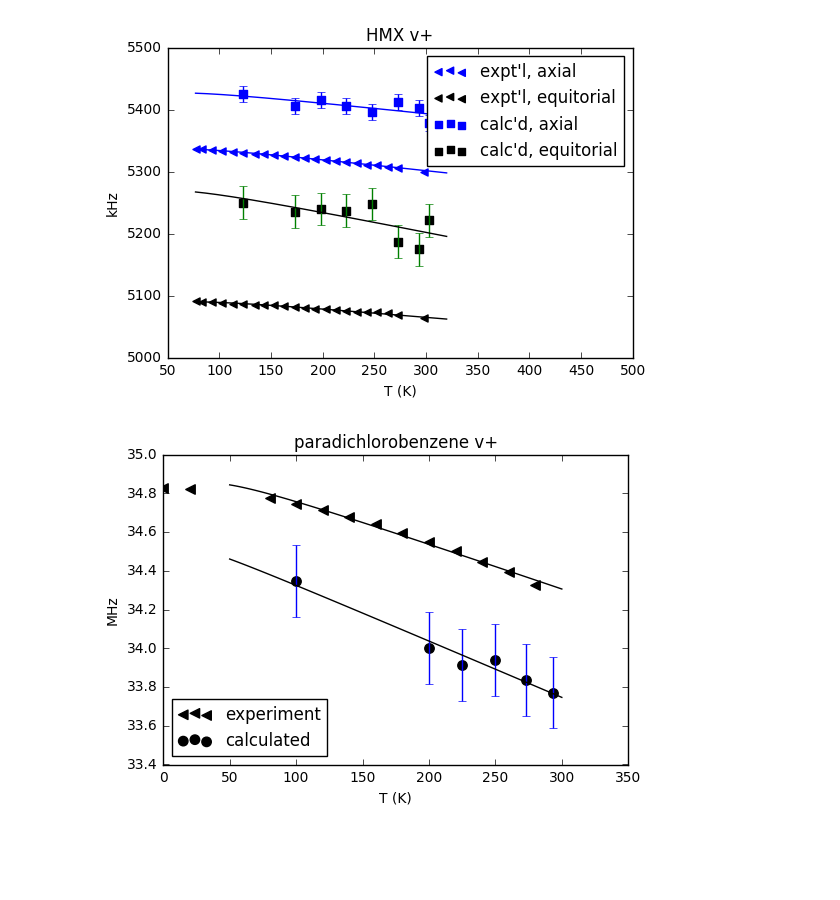
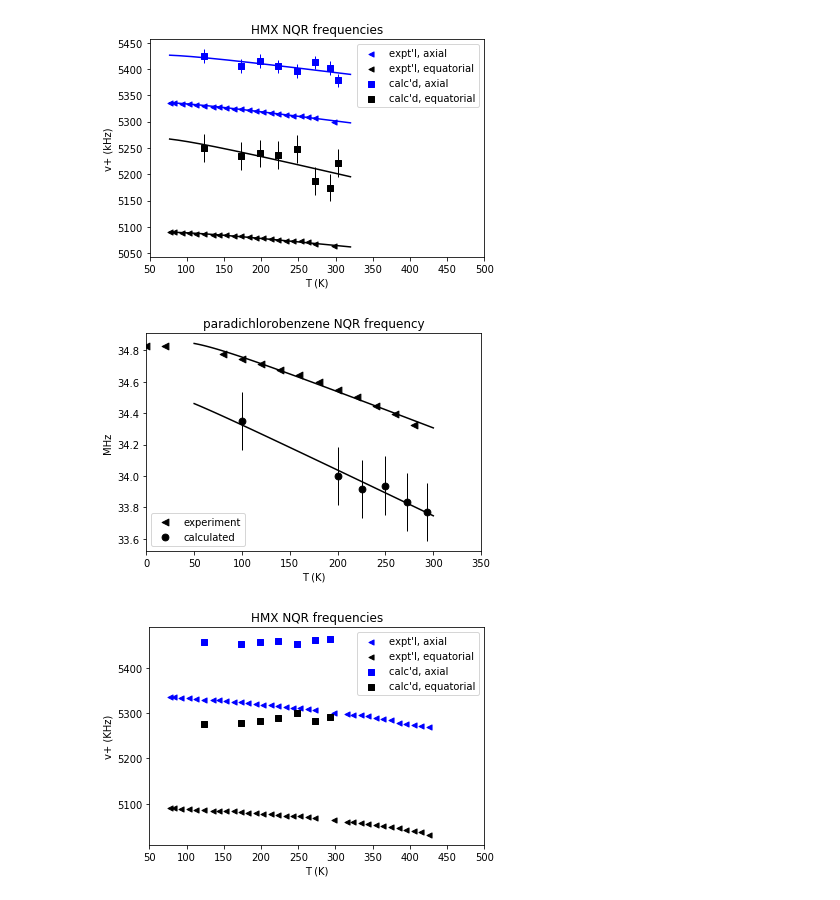
Before and after one commit to Altoidnerd/python-pwscf, a Jupyter notebook: data_analysis/apsplots.ipynb, the cells around one changed output. Cells and saved outputs as stored; diff of their text form; code cells hidden in the pictures; blank space fills up the shorter version.

```diff
--- a/data_analysis/apsplots.ipynb
+++ b/data_analysis/apsplots.ipynb
@@ -55,38 +55,38 @@ def fitCalcEquit(T):
   return fitF(5306.01, -0.33600, -1013.63, T)
 
 dom = np.linspace(77,320,150)
 expr_fit_ax = [ fitExpAxial(item)  for item in dom ]
 calc_fit_ax = [ fitCalcAxial(item) for item in dom ]
 expr_fit_eq = [ fitExpEquit(item)  for item in dom ]
 calc_fit_eq = [ fitCalcEquit(item) for item in dom ]
 
 def main():
 
   #beta = unichr(0x3b2).encode('utf-8')
   beta = 'beta'
-  title = "HMX v+"
+  title = "HMX NQR frequencies"
   plt.scatter( exptT[:-12], expt_vplus_axial[:-12],      marker='<', color='b', s=26, label='expt\'l, axial')
-  plt.scatter( exptT[:-12], expt_vplus_equitorial[:-12], marker='<', color='k', s=26, label='expt\'l, equitorial')
+  plt.scatter( exptT[:-12], expt_vplus_equitorial[:-12], marker='<', color='k', s=26, label='expt\'l, equatorial')
   plt.scatter( calcT, calc_vplus_axial,                  marker="s", color='b', s=26, label='calc\'d, axial')
-  plt.scatter( calcT, calc_vplus_equitorial,             marker="s", color='k', s=26, label='calc\'d, equitorial')
+  plt.scatter( calcT, calc_vplus_equitorial,             marker="s", color='k', s=26, label='calc\'d, equatorial')
   plt.errorbar(calcT, calc_vplus_axial, yerr=np.std(calc_vplus_axial),color='b',linewidth=1, fmt='none')
   plt.errorbar(calcT, calc_vplus_equitorial, yerr=np.std(calc_vplus_equitorial), color='k', linewidth=1,fmt='none')
   plt.plot(dom, expr_fit_ax, color='b')
   plt.plot(dom, calc_fit_ax, color='b')
   plt.plot(dom, expr_fit_eq, color='k')
   plt.plot(dom, calc_fit_eq, color='k')
   plt.title(title)
   plt.xlabel("T (K)")
-  plt.ylabel("kHz")
+  plt.ylabel("v+ (kHz)")
   plt.xlim( (50, 500))
   plt.legend(loc=1)
   plt.savefig('hmx.pdf', format='pdf')
   plt.show()
 
 if __name__ == '__main__':
   main()
 # %% [output]
-[figure, old version]
+[figure, new version]
 # %%
 #!/usr/bin/env python3
 
@@ -187,11 +187,75 @@ plt.plot(dom, calc_fit, color='k')
 
 plt.legend(loc=3)
 
-plt.title("paradichlorobenzene v+")
+plt.title("paradichlorobenzene NQR frequency")
 plt.xlabel("T (K)")
 plt.ylabel('MHz')
 plt.savefig('pcl2p.pdf', format='pdf')
 
 plt.show()
 # %% [output]
-[figure, old version]
+[figure, new version]
+# %%
+# -*- coding: utf-8 -*-
+
+import matplotlib.pyplot as plt
+
+
+def lmap(func, li):
+  return list(map(func, li))
+
+f = open('hmx-data.txt','r').readlines()[2:]
+
+# rip the temperatures from every other line
+exptT	  		= lmap(float, [ line.split()[0] for line in f ][::2])
+# v+ for the two sites, axial is higher in frequency
+expt_vplus_axial    	= lmap(float, [ line.split()[1] for line in f ][0::2])
+expt_vplus_equitorial   = lmap(float, [ line.split()[1] for line in f ][1::2])
+
+# v- for the two sites respectively
+expt_vminus_axial  	= lmap(float, [ line.split()[2] for line in f ][0::2])
+expt_vminus_equitorial  = lmap(float, [ line.split()[2] for line in f ][1::2])
+
+# asymmetry parameter for the two sites
+expt_eta_axial      	= lmap(float, [ line.split()[3] for line in f ][0::2])
+expt_eta_equitorial     = lmap(float, [ line.split()[3] for line in f ][1::2])
+
+# coupling constants for the two sites
+expt_cq_axial       	= lmap(float, [ line.split()[4] for line in f ][0::2])
+expt_cq_equitorial      = lmap(float, [ line.split()[4] for line in f ][1::2])
+
+
+# GIPAW values here??
+calcT	             = [ 123,    173,    198,    223,    248,    273,    293,      ]
+
+calc_cq_axial        = [ 6218.1, 6213.4, 6222.4, 6225.1,  6237.6, 6233.2  ] # NEED THESE
+calc_cq_equitorial   = [ 6076.9, 6081.4, 6083.6, 6095.1,  6088.1, 6104.2  ] # NEED THESE
+
+calc_eta_axial       = [.51103, .50995, .50811, .5076,   .50852,  .50189, .50603   ]
+calc_eta_equitorial  = [.47346, .47237, .47316, .47615,  .47132,  .47091, .46757   ]
+
+calc_vplus_axial     = [5457.9, 5452.2, 5457.2, 5458.8,  5453.4,  5460.8, 5463.5   ]
+calc_vplus_equitorial= [5276.9, 5279.2, 5282.3, 5290.0,  5300.5,  5282.8, 5291.7   ]
+
+def main():
+
+  #beta = unichr(0x3b2).encode('utf-8')
+  beta = 'beta'
+  title = "HMX NQR frequencies"
+  plt.scatter(exptT, expt_vplus_axial,      marker='<', color='b', s=26, label='expt\'l, axial')
+  plt.scatter(exptT, expt_vplus_equitorial, marker='<', color='k', s=26, label='expt\'l, equatorial')
+  plt.scatter(calcT, calc_vplus_axial,      marker="s", color='b', s=26, label='calc\'d, axial')
+  plt.scatter(calcT, calc_vplus_equitorial, marker="s", color='k', s=26, label='calc\'d, equatorial')
+
+  plt.title(title)
+  plt.legend(loc=1)
+  plt.xlabel("T (K)")
+  plt.xlim(50,500)
+  plt.ylabel("v+ (KHz)")
+  plt.savefig('hmx_volume_dependence.pdf', format='pdf')
+  plt.show()
+
+if __name__ == '__main__':
+  main()
+# %% [output]
+[figure, added]
```
Also changed, not shown: 3 other files.
